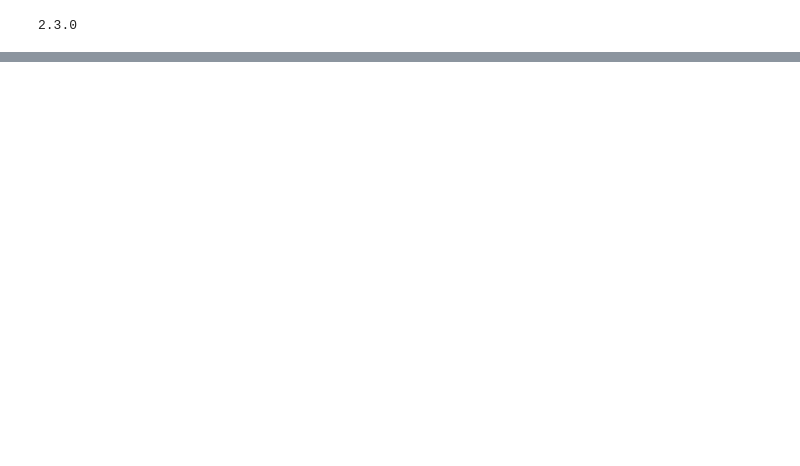
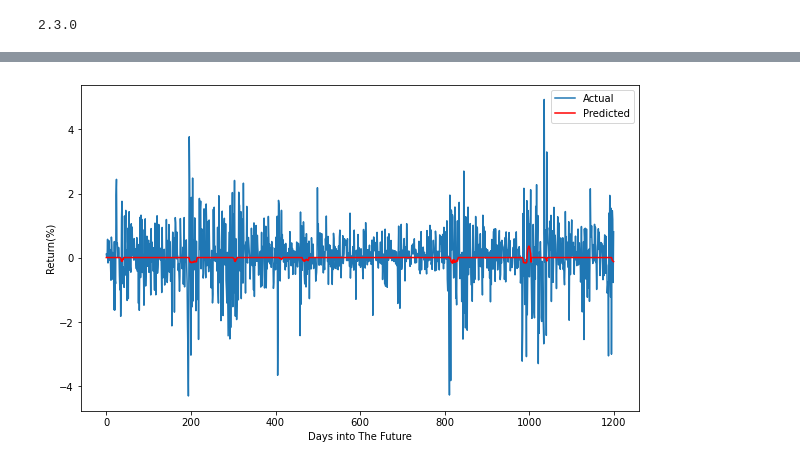
Before and after one commit to upathare1/Bitcoin-Price-Prediction, a Jupyter notebook: Algorithms/lstm_trial1.ipynb, the cells around one changed output, grey strips where cells are left out. Drawn from its saved outputs; the diff is of its cells as text; code cells hidden in the pictures; blank space fills up the shorter version.

```diff
--- a/Algorithms/lstm_trial1.ipynb
+++ b/Algorithms/lstm_trial1.ipynb
@@ -209,0 +265,10 @@ plot_history(history)
+# %%
+plt.figure(figsize=(10, 6))
+plt.plot(test_labels, label='Actual')
+plt.plot(test_predictions, label='Predicted', c='r')
+plt.ylabel("Return(%)")
+plt.xlabel('Days into The Future')
+plt.legend()
+plt.show()
+# %% [output]
+[figure, added]
```
Also changed, not shown: parts of 28 cells of this notebook.
